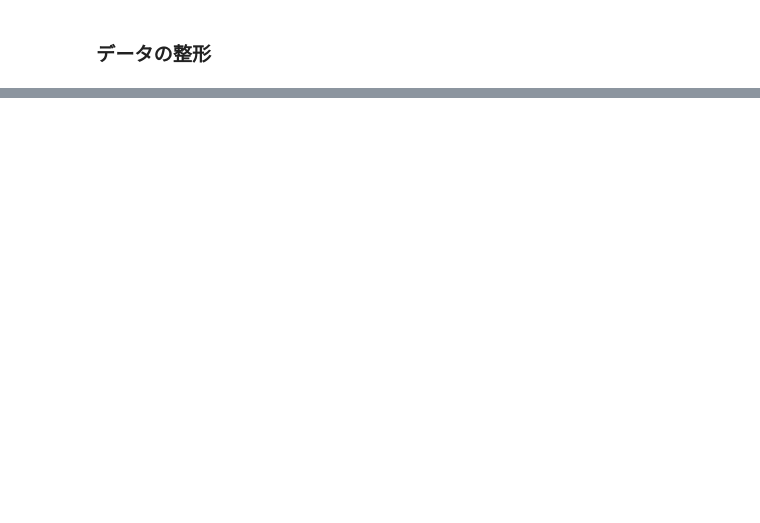
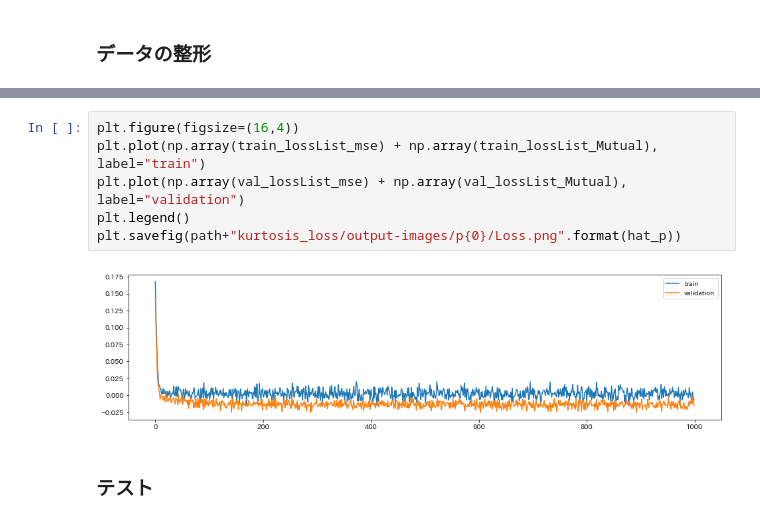
Before and after one commit to ryuichi-tate/estimate-innovation, a Jupyter notebook: kurtosis_loss/lean_kurtosis.ipynb, the cells around one changed output, grey strips where cells are left out. Saved outputs shown, nothing was run; the diff lists cells and outputs as text; blank space fills up the shorter version.

```diff
--- a/kurtosis_loss/lean_kurtosis.ipynb
+++ b/kurtosis_loss/lean_kurtosis.ipynb
@@ -58,0 +303,10 @@ plt.plot(data)
+# %%
+plt.figure(figsize=(16,4))
+plt.plot(np.array(train_lossList_mse) + np.array(train_lossList_Mutual), label="train")
+plt.plot(np.array(val_lossList_mse) + np.array(val_lossList_Mutual), label="validation")
+plt.legend()
+plt.savefig(path+"kurtosis_loss/output-images/p{0}/Loss.png".format(hat_p))
+# %% [output]
+[figure, added]
+# %% [markdown]
+### テスト
```
Also changed, not shown: parts of 31 cells of this notebook, 3 other files.
